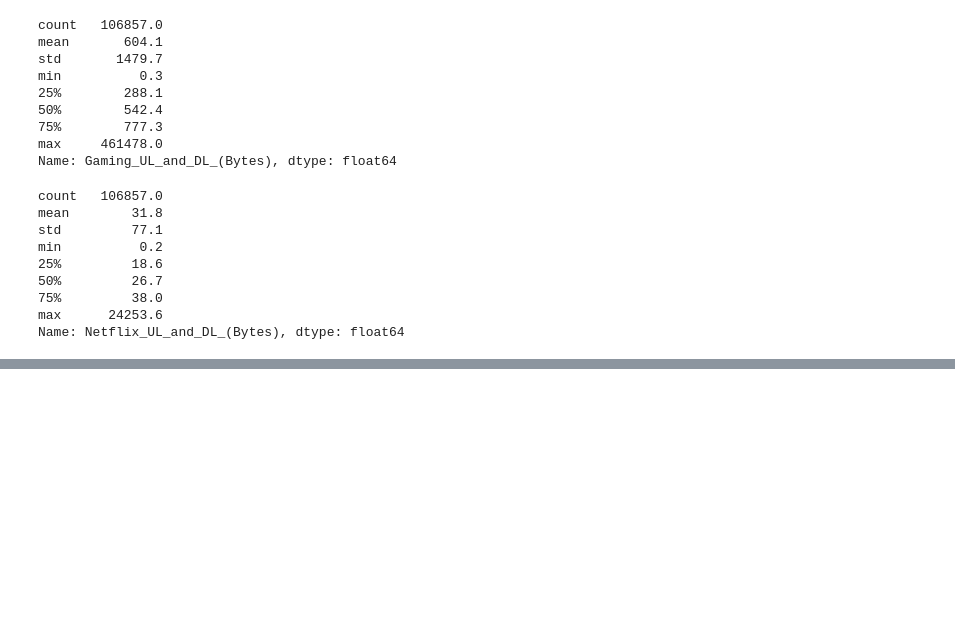
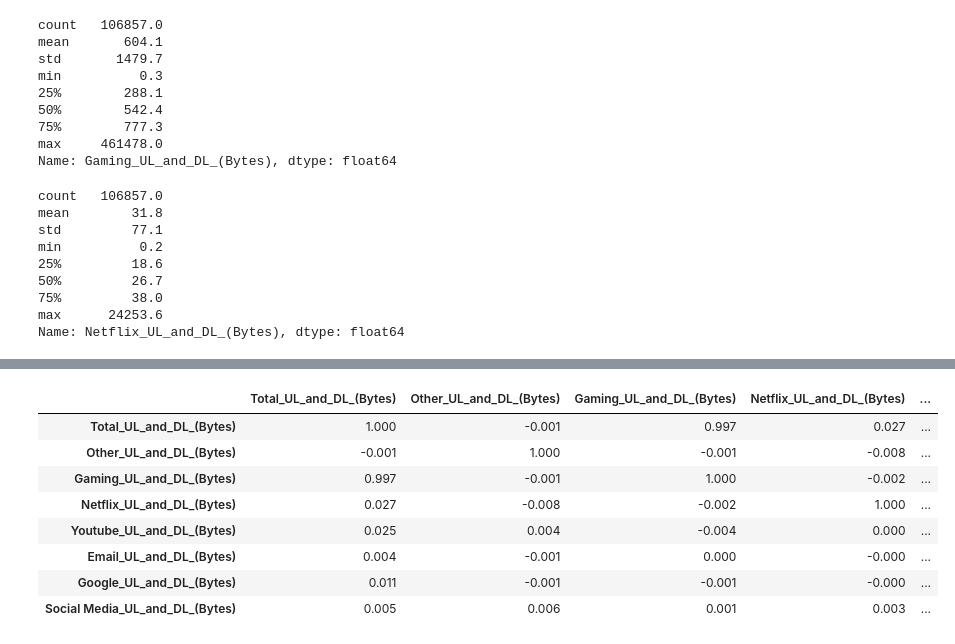
Before and after one commit to ProgrammingOperative/User-Analytics-In-Telecommunication-Industry, a Jupyter notebook: notebooks/User Analytics In Telecommunication Industry.ipynb, the cells around one changed output, grey strips where cells are left out. Drawn from its saved outputs; the diff is of its cells as text; code cells hidden in the pictures; blank space fills up the shorter version.

```diff
--- a/notebooks/User Analytics In Telecommunication Industry.ipynb
+++ b/notebooks/User Analytics In Telecommunication Industry.ipynb
@@ -657,0 +660,17 @@ plot_scatter(user_overview_data.sample(300), x_col="Other_UL_and_DL_(Bytes)", y_
+# %%
+#Correlation of the required columns
+correlated_columns = ['Total_UL_and_DL_(Bytes)','Other_UL_and_DL_(Bytes)','Gaming_UL_and_DL_(Bytes)','Netflix_UL_and_DL_(Bytes)','Youtube_UL_and_DL_(Bytes)','Email_UL_and_DL_(Bytes)','Google_UL_and_DL_(Bytes)','Social Media_UL_and_DL_(Bytes)']
+sample_data_for_correlation = user_overview_data[correlated_columns]
+pd.set_option('display.float_format', lambda x: '%.3f' % x)
+correlated = sample_data_for_correlation.corr()
+correlated
+# %% [output]
+|  | Total_UL_and_DL_(Bytes) | Other_UL_and_DL_(Bytes) | Gaming_UL_and_DL_(Bytes) | Netflix_UL_and_DL_(Bytes) | ... |
+| Total_UL_and_DL_(Bytes) | 1.000 | -0.001 | 0.997 | 0.027 | ... |
+| Other_UL_and_DL_(Bytes) | -0.001 | 1.000 | -0.001 | -0.008 | ... |
+| Gaming_UL_and_DL_(Bytes) | 0.997 | -0.001 | 1.000 | -0.002 | ... |
+| Netflix_UL_and_DL_(Bytes) | 0.027 | -0.008 | -0.002 | 1.000 | ... |
+| Youtube_UL_and_DL_(Bytes) | 0.025 | 0.004 | -0.004 | 0.000 | ... |
+| Email_UL_and_DL_(Bytes) | 0.004 | -0.001 | 0.000 | -0.000 | ... |
+| Google_UL_and_DL_(Bytes) | 0.011 | -0.001 | -0.001 | -0.000 | ... |
+| Social Media_UL_and_DL_(Bytes) | 0.005 | 0.006 | 0.001 | 0.003 | ... |
```
Also changed, not shown: parts of 29 cells of this notebook, 1 other file.
